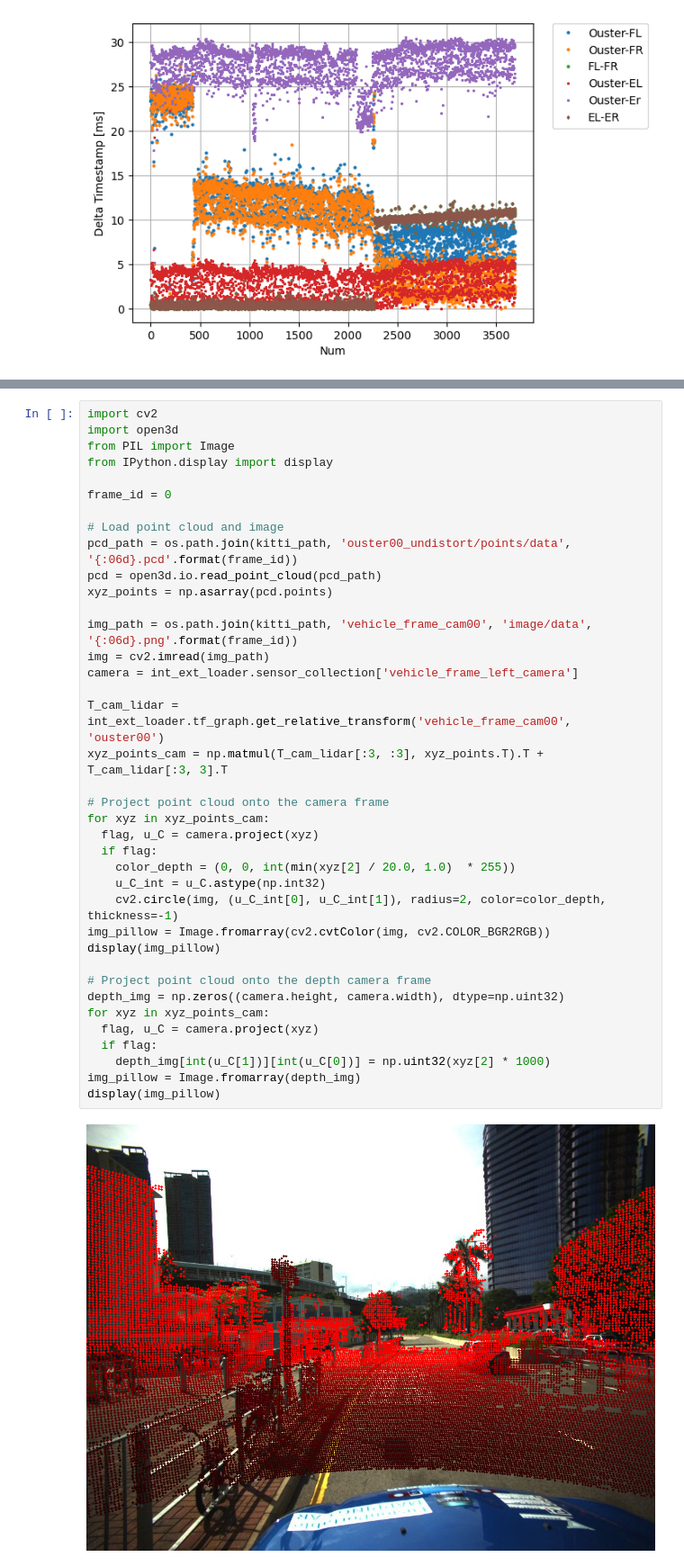
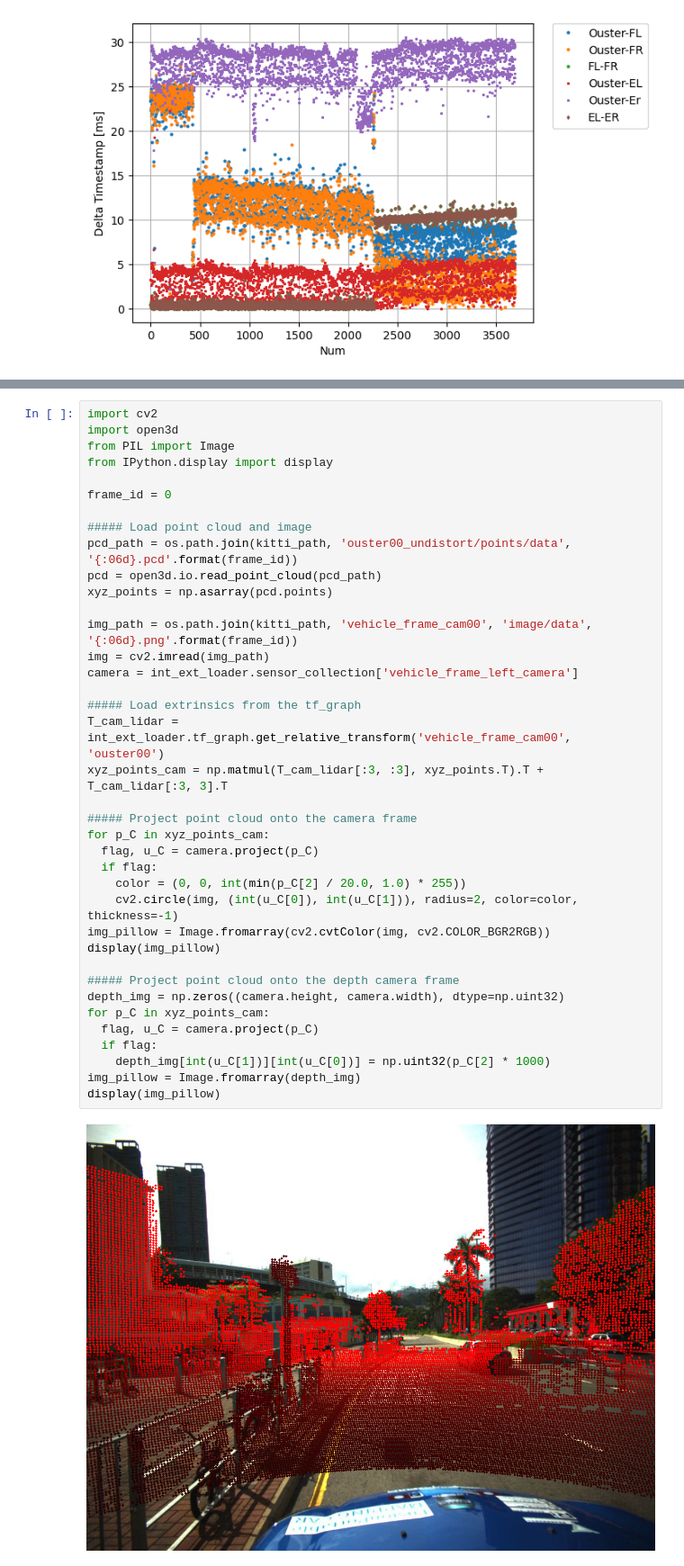
Before and after one commit to fusionportable/fusionportable_dataset_tools, a Jupyter notebook: write_data_to_kitti.ipynb, the cells around one changed output, grey strips where cells are left out. Shown: that part at 90% size. Drawn from its saved outputs; the diff is of its cells as text.

```diff
--- a/write_data_to_kitti.ipynb
+++ b/write_data_to_kitti.ipynb
@@ -241,41 +233,41 @@ Finish constructing kitti-type dataset
 # %%
 import cv2
 import open3d
 from PIL import Image
 from IPython.display import display
 
 frame_id = 0
 
-# Load point cloud and image
+##### Load point cloud and image
 pcd_path = os.path.join(kitti_path, 'ouster00_undistort/points/data', '{:06d}.pcd'.format(frame_id))
 pcd = open3d.io.read_point_cloud(pcd_path)
 xyz_points = np.asarray(pcd.points)
 
 img_path = os.path.join(kitti_path, 'vehicle_frame_cam00', 'image/data', '{:06d}.png'.format(frame_id))
 img = cv2.imread(img_path)
 camera = int_ext_loader.sensor_collection['vehicle_frame_left_camera']
 
+##### Load extrinsics from the tf_graph
 T_cam_lidar = int_ext_loader.tf_graph.get_relative_transform('vehicle_frame_cam00', 'ouster00')
 xyz_points_cam = np.matmul(T_cam_lidar[:3, :3], xyz_points.T).T + T_cam_lidar[:3, 3].T
 
-# Project point cloud onto the camera frame
-for xyz in xyz_points_cam:
-  flag, u_C = camera.project(xyz)
+##### Project point cloud onto the camera frame
+for p_C in xyz_points_cam:
+  flag, u_C = camera.project(p_C)
   if flag:
-    color_depth = (0, 0, int(min(xyz[2] / 20.0, 1.0)  * 255))
-    u_C_int = u_C.astype(np.int32)
-    cv2.circle(img, (u_C_int[0], u_C_int[1]), radius=2, color=color_depth, thickness=-1)
+    color = (0, 0, int(min(p_C[2] / 20.0, 1.0) * 255))
+    cv2.circle(img, (int(u_C[0]), int(u_C[1])), radius=2, color=color, thickness=-1)
 img_pillow = Image.fromarray(cv2.cvtColor(img, cv2.COLOR_BGR2RGB))
 display(img_pillow)
 
-# Project point cloud onto the depth camera frame
+##### Project point cloud onto the depth camera frame
 depth_img = np.zeros((camera.height, camera.width), dtype=np.uint32)
-for xyz in xyz_points_cam:
-  flag, u_C = camera.project(xyz)
+for p_C in xyz_points_cam:
+  flag, u_C = camera.project(p_C)
   if flag:
-    depth_img[int(u_C[1])][int(u_C[0])] = np.uint32(xyz[2] * 1000)
+    depth_img[int(u_C[1])][int(u_C[0])] = np.uint32(p_C[2] * 1000)
 img_pillow = Image.fromarray(depth_img)
 display(img_pillow)
 # %% [output]
-[figure, old version]
+[figure, new version]
 [figure]
```
Also changed, not shown: parts of 1 cell of this notebook, 4 other files.
